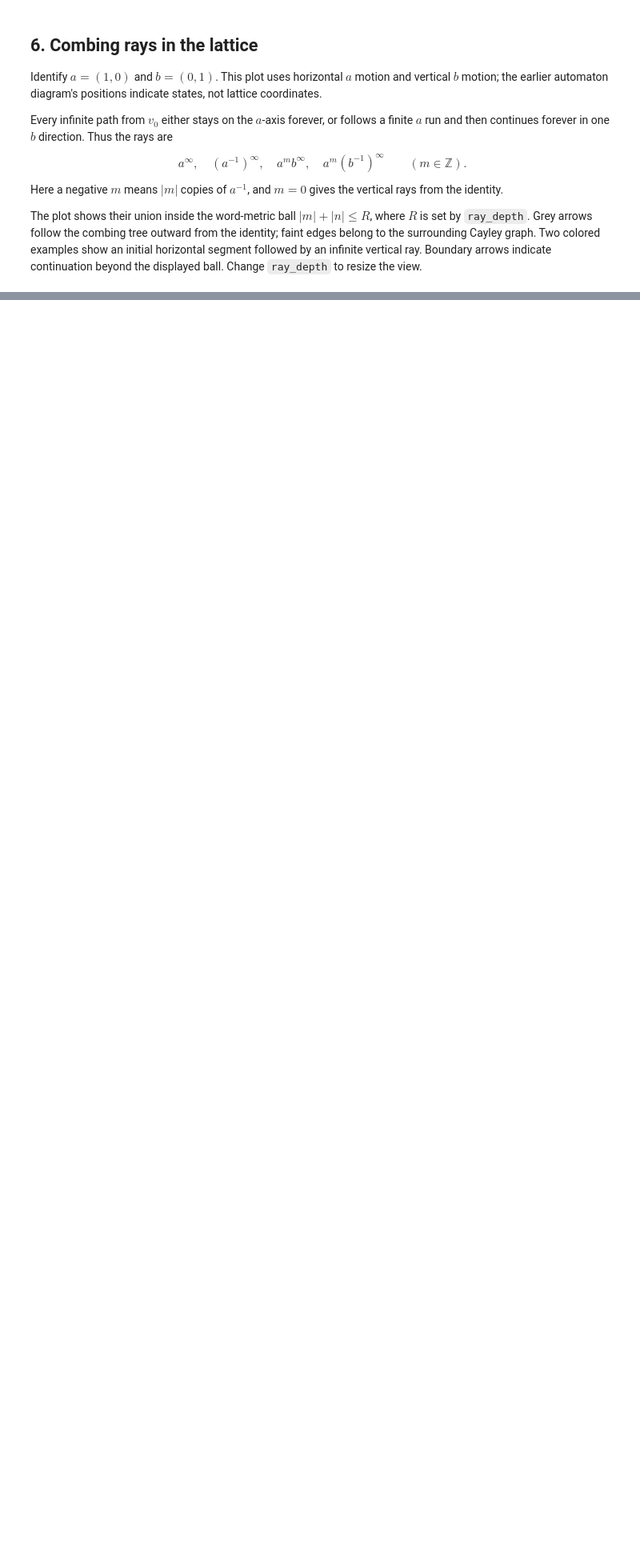
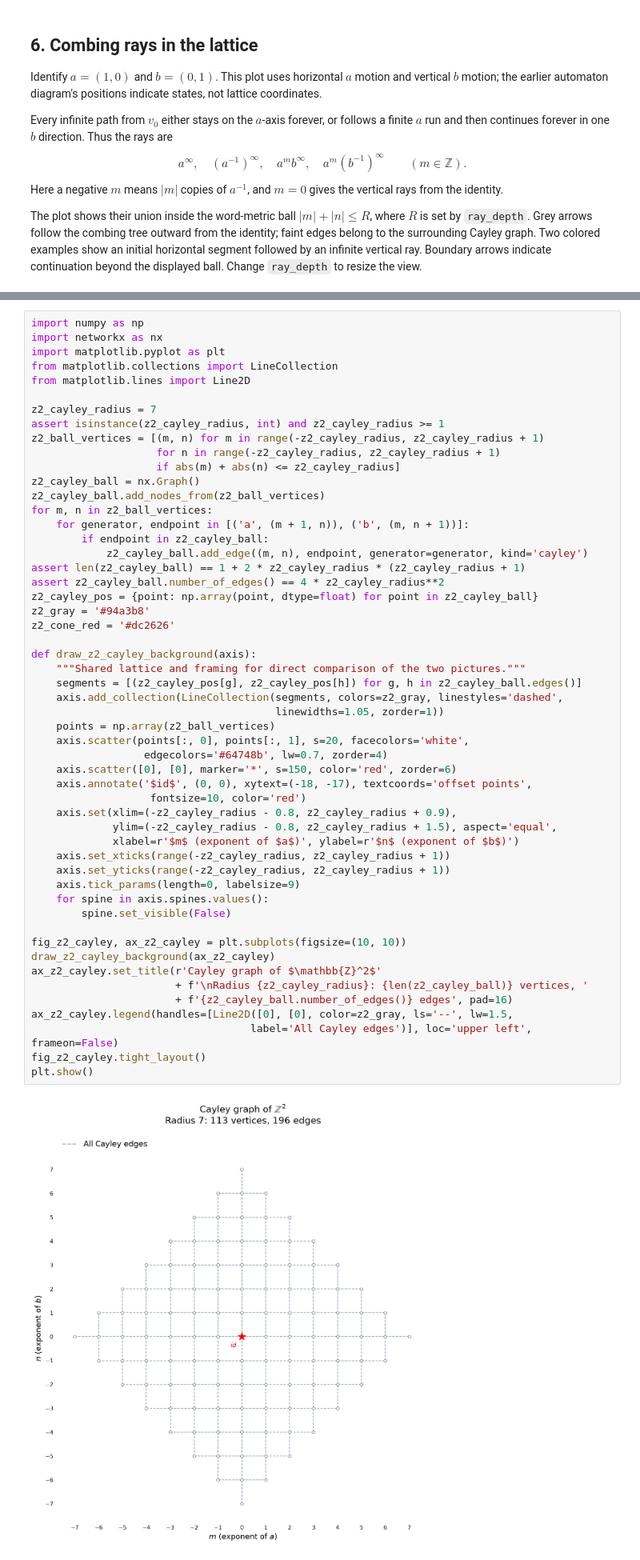
Before and after one commit to DothWalrus/automaton_of_F_2, a Jupyter notebook: geodesic_combing_z2.ipynb, the cells around one changed output, grey strips where cells are left out. Shown at 80% size. Saved outputs shown, nothing was run; the diff lists cells and outputs as text; blank space fills up the shorter version.

Commit message:
cayley graphs and coned-off cayley graphs

```diff
--- a/geodesic_combing_z2.ipynb
+++ b/geodesic_combing_z2.ipynb
@@ -361,0 +368,55 @@ plt.show()
+# %%
+import numpy as np
+import networkx as nx
+import matplotlib.pyplot as plt
+from matplotlib.collections import LineCollection
+from matplotlib.lines import Line2D
+
+z2_cayley_radius = 7
+assert isinstance(z2_cayley_radius, int) and z2_cayley_radius >= 1
+z2_ball_vertices = [(m, n) for m in range(-z2_cayley_radius, z2_cayley_radius + 1)
+                    for n in range(-z2_cayley_radius, z2_cayley_radius + 1)
+                    if abs(m) + abs(n) <= z2_cayley_radius]
+z2_cayley_ball = nx.Graph()
+z2_cayley_ball.add_nodes_from(z2_ball_vertices)
+for m, n in z2_ball_vertices:
+    for generator, endpoint in [('a', (m + 1, n)), ('b', (m, n + 1))]:
+        if endpoint in z2_cayley_ball:
+            z2_cayley_ball.add_edge((m, n), endpoint, generator=generator, kind='cayley')
+assert len(z2_cayley_ball) == 1 + 2 * z2_cayley_radius * (z2_cayley_radius + 1)
+assert z2_cayley_ball.number_of_edges() == 4 * z2_cayley_radius**2
+z2_cayley_pos = {point: np.array(point, dtype=float) for point in z2_cayley_ball}
+z2_gray = '#94a3b8'
+z2_cone_red = '#dc2626'
+
+def draw_z2_cayley_background(axis):
+    """Shared lattice and framing for direct comparison of the two pictures."""
+    segments = [(z2_cayley_pos[g], z2_cayley_pos[h]) for g, h in z2_cayley_ball.edges()]
+    axis.add_collection(LineCollection(segments, colors=z2_gray, linestyles='dashed',
+                                       linewidths=1.05, zorder=1))
+    points = np.array(z2_ball_vertices)
+    axis.scatter(points[:, 0], points[:, 1], s=20, facecolors='white',
+                  edgecolors='#64748b', lw=0.7, zorder=4)
+    axis.scatter([0], [0], marker='*', s=150, color='red', zorder=6)
+    axis.annotate('$id$', (0, 0), xytext=(-18, -17), textcoords='offset points',
+                   fontsize=10, color='red')
+    axis.set(xlim=(-z2_cayley_radius - 0.8, z2_cayley_radius + 0.9),
+             ylim=(-z2_cayley_radius - 0.8, z2_cayley_radius + 1.5), aspect='equal',
+             xlabel=r'$m$ (exponent of $a$)', ylabel=r'$n$ (exponent of $b$)')
+    axis.set_xticks(range(-z2_cayley_radius, z2_cayley_radius + 1))
+    axis.set_yticks(range(-z2_cayley_radius, z2_cayley_radius + 1))
+    axis.tick_params(length=0, labelsize=9)
+    for spine in axis.spines.values():
+        spine.set_visible(False)
+
+fig_z2_cayley, ax_z2_cayley = plt.subplots(figsize=(10, 10))
+draw_z2_cayley_background(ax_z2_cayley)
+ax_z2_cayley.set_title(r'Cayley graph of $\mathbb{Z}^2$'
+                       + f'\nRadius {z2_cayley_radius}: {len(z2_cayley_ball)} vertices, '
+                       + f'{z2_cayley_ball.number_of_edges()} edges', pad=16)
+ax_z2_cayley.legend(handles=[Line2D([0], [0], color=z2_gray, ls='--', lw=1.5,
+                                   label='All Cayley edges')], loc='upper left', frameon=False)
+fig_z2_cayley.tight_layout()
+plt.show()
+# %% [output]
+[figure, added]
```
Also changed, not shown: parts of 3 cells of this notebook, 1 other file.
